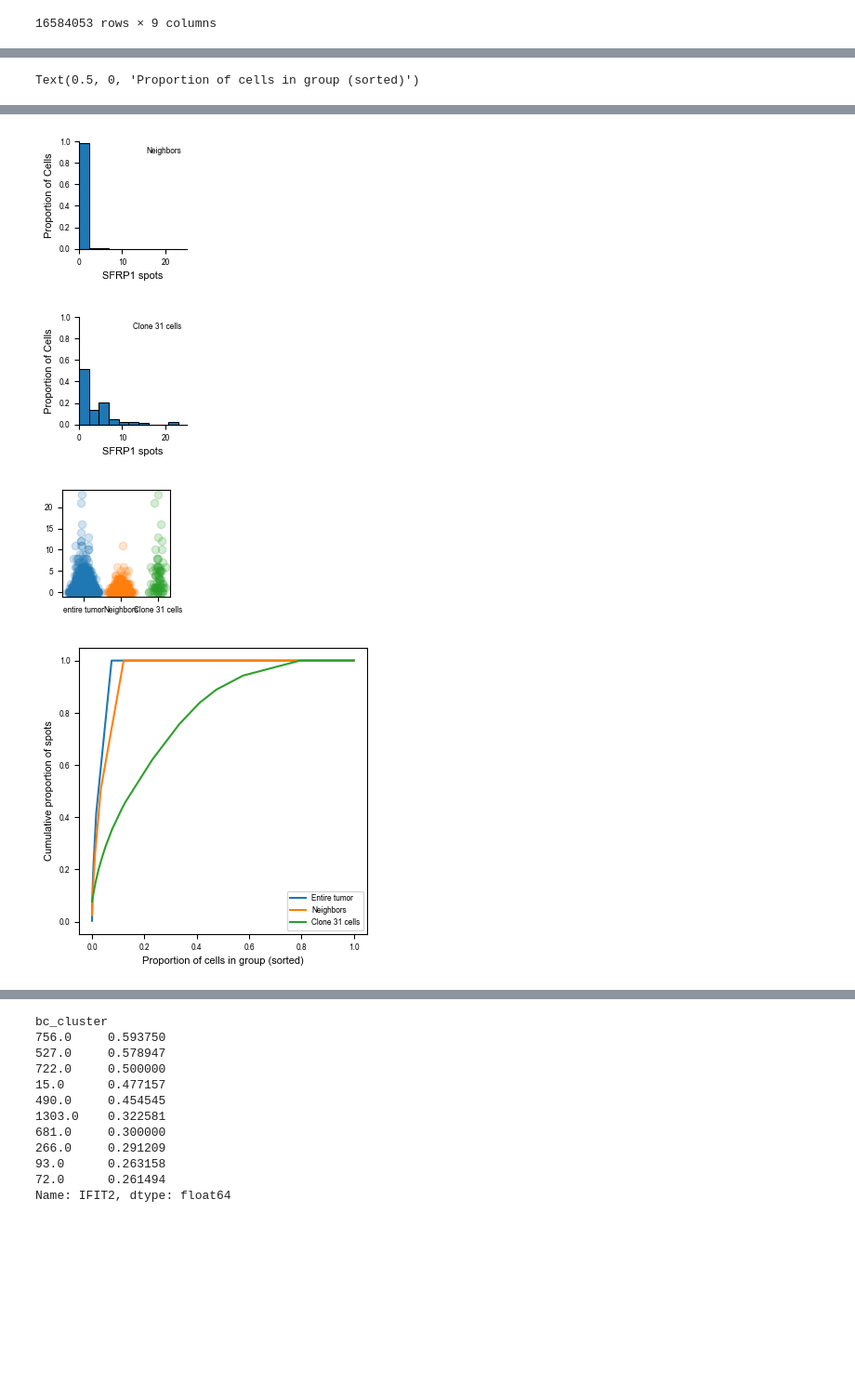
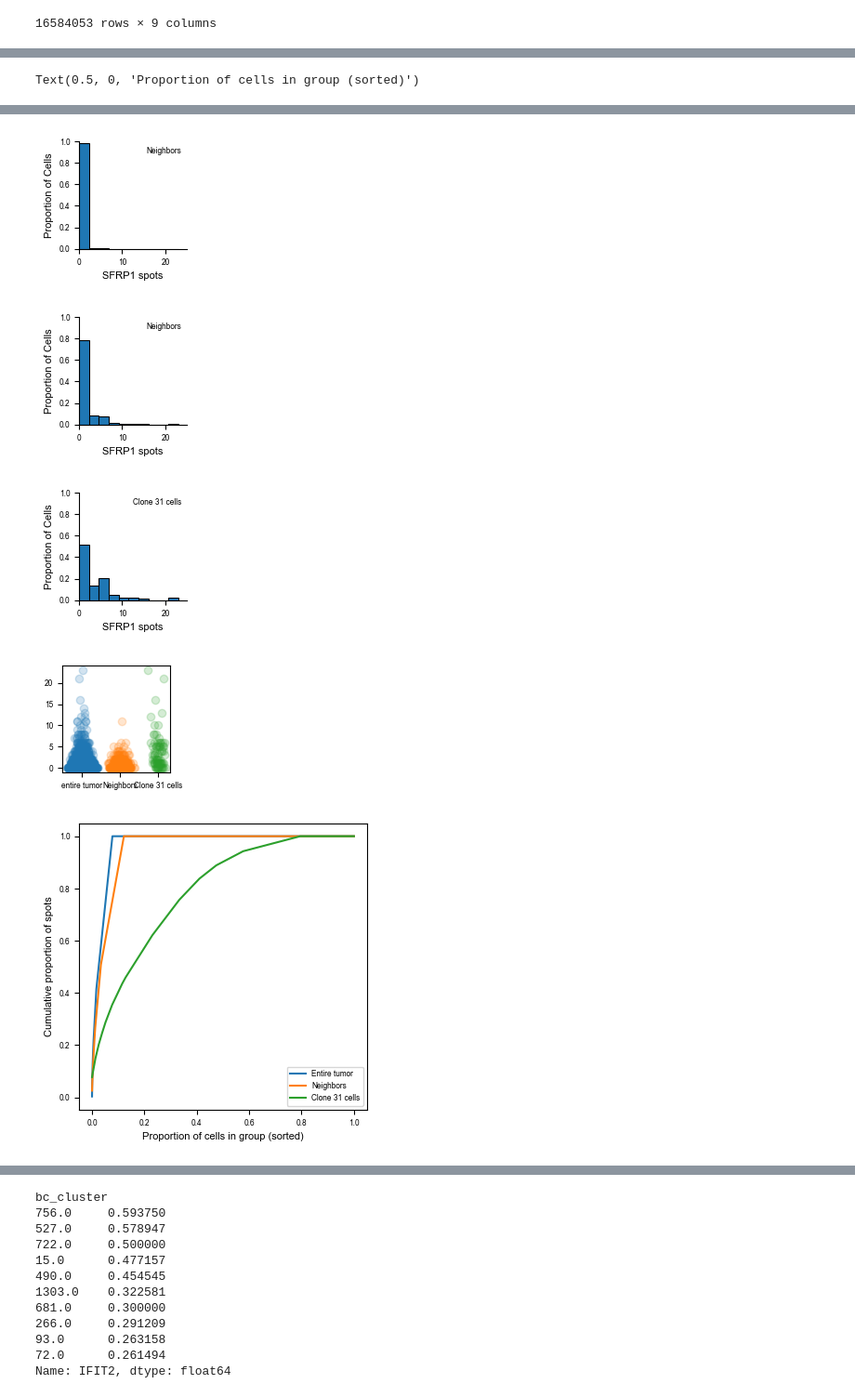
Before and after one commit to grantkinsler/SpatialBarcodes, a Jupyter notebook: plotScripts/plot_clone_space_examples.ipynb, the cells around one changed output, grey strips where cells are left out. Shown at 93% size. Saved outputs shown, nothing was run; the diff lists cells and outputs as text; code cells hidden in the pictures; blank space fills up the shorter version.

Commit message:
updated figures for revision

```diff
--- a/plotScripts/plot_clone_space_examples.ipynb
+++ b/plotScripts/plot_clone_space_examples.ipynb
@@ -472,6 +493,48 @@ print('Mean SFRP1 expression:',df[df['object_id'].isin([int(x) for x in merged_g
 print('Fraction of cells with SFRP1 > 1:',np.sum(df[df['object_id'].isin([int(x) for x in merged_gdf_other['object_id']])]['SFRP1']>1)/len(df[df['object_id'].isin([int(x) for x in merged_gdf_other['object_id']])]))
 print('number of cells total:',len(df[df['object_id'].isin([int(x) for x in merged_gdf_other['object_id']])]))
 print('number of cells with SFRP1 > 1:',np.sum(df[df['object_id'].isin([int(x) for x in merged_gdf_other['object_id']])]['SFRP1']>1))
+
+
+# gdf_within_region = sg_obj.gdf.cx[box_xlims[0]:box_xlims[1], box_ylims[0]:box_ylims[1]]
+# regional_cells_only = gdf_within_region[~(gdf_within_region['cell_id'].isin(cluster_cells))]
+
+# Convert distance from um to pixels
+distance_um = 100  # 100um is roughly 5-10 cell lengths
+distance_px = distance_um / tools.sg_pixel_size  # Simplified conversion
+
+cluster_cells = merged_gdf[merged_gdf['cell_id'].isin([str(x) for x in manual_cluster['object_id']])]
+# Using buffer and spatial join
+# Create a buffer around all cluster cells
+cluster_union = unary_union(cluster_cells.geometry)
+buffer_zone = cluster_union.buffer(distance_px)
+# Find all cells that intersect with the buffer zone
+neighboring_cells = merged_gdf[merged_gdf.geometry.intersects(buffer_zone)]
+# exclude the original cluster cells from the result
+neighboring_cells_only = neighboring_cells[~neighboring_cells['object_id'].isin(manual_cluster['object_id'])]
+
+plt.figure(figsize=(1.5,1.5))
+ax = plt.gca()
+# neighbors
+# ax = plt.subplot(1,3,2)
+plt.text(s='Neighbors',x=0.95,y=0.95,ha='right',va='top',transform=ax.transAxes)
+# plt.title('Clone 31 neighboring cells')
+sns.histplot(df[df['object_id'].isin([int(x) for x in neighboring_cells_only['object_id']])]['SFRP1'],bins=bins,alpha=1.0,stat='proportion',ax=ax)
+plt.ylim(0,1)
+plt.xlim(0,25)
+plt.xlabel('SFRP1 spots')
+plt.ylabel('Proportion of Cells')
+ax.spines[['right', 'top']].set_visible(False)
+plt.savefig(f'../graphs/cluster_{cluster_of_interest}_SFRP1_hists_neighbors{distance_um}um.pdf',bbox_inches='tight',transparent=True)
+
+print(f'Neighbors (within {distance_um}um)')
+print('Mean SFRP1 expression:',df[df['object_id'].isin([int(x) for x in neighboring_cells_only['object_id']])]['SFRP1'].mean())
+print('Fraction of cells with SFRP1 > 1:',np.sum(df[df['object_id'].isin([int(x) for x in neighboring_cells_only['object_id']])]['SFRP1']>1)/len(df[df['object_id'].isin([int(x) for x in merged_gdf_other['object_id']])]))
+print('number of cells total:',len(df[df['object_id'].isin([int(x) for x in neighboring_cells_only['object_id']])]))
+print('number of cells with SFRP1 > 1:',np.sum(df[df['object_id'].isin([int(x) for x in neighboring_cells_only['object_id']])]['SFRP1']>1))
+# t-test
+print(scipy.stats.ttest_ind(df[df['object_id'].isin(manual_cluster['object_id'])]['SFRP1'],df[df['object_id'].isin([int(x) for x in neighboring_cells_only['object_id']])]['SFRP1']))
+
+
 
 plt.figure(figsize=(1.5,1.5))
 ax = plt.gca()
@@ -543,13 +608,14 @@ clone 31
 Mean SFRP1 expression: 3.7468354430379747
 Fraction of cells with SFRP1 > 1: 0.5822784810126582
 number of cells total: 79
 number of cells with SFRP1 > 1: 46
 Text(0.5, 0, 'Proportion of cells in group (sorted)')
 [figure]
 [figure]
-[figure, old version]
+[figure, new version]
-[figure, old version]
+[figure, new version]
-[figure, old version]
+[figure, new version]
+[figure, added]
 # %%
 # plot SFRP1 spots for the whole roi
 
```
Also changed, not shown: parts of 29 cells of this notebook, 5 other files.
